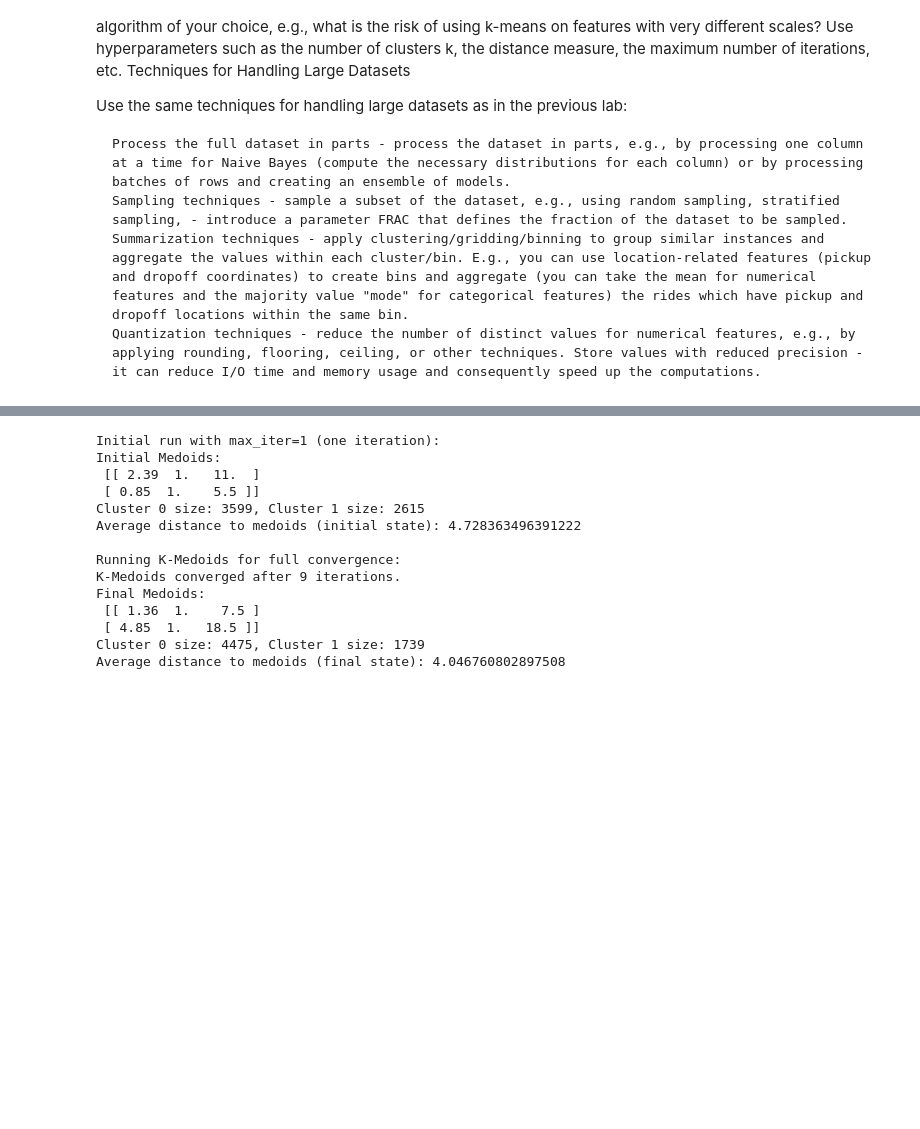
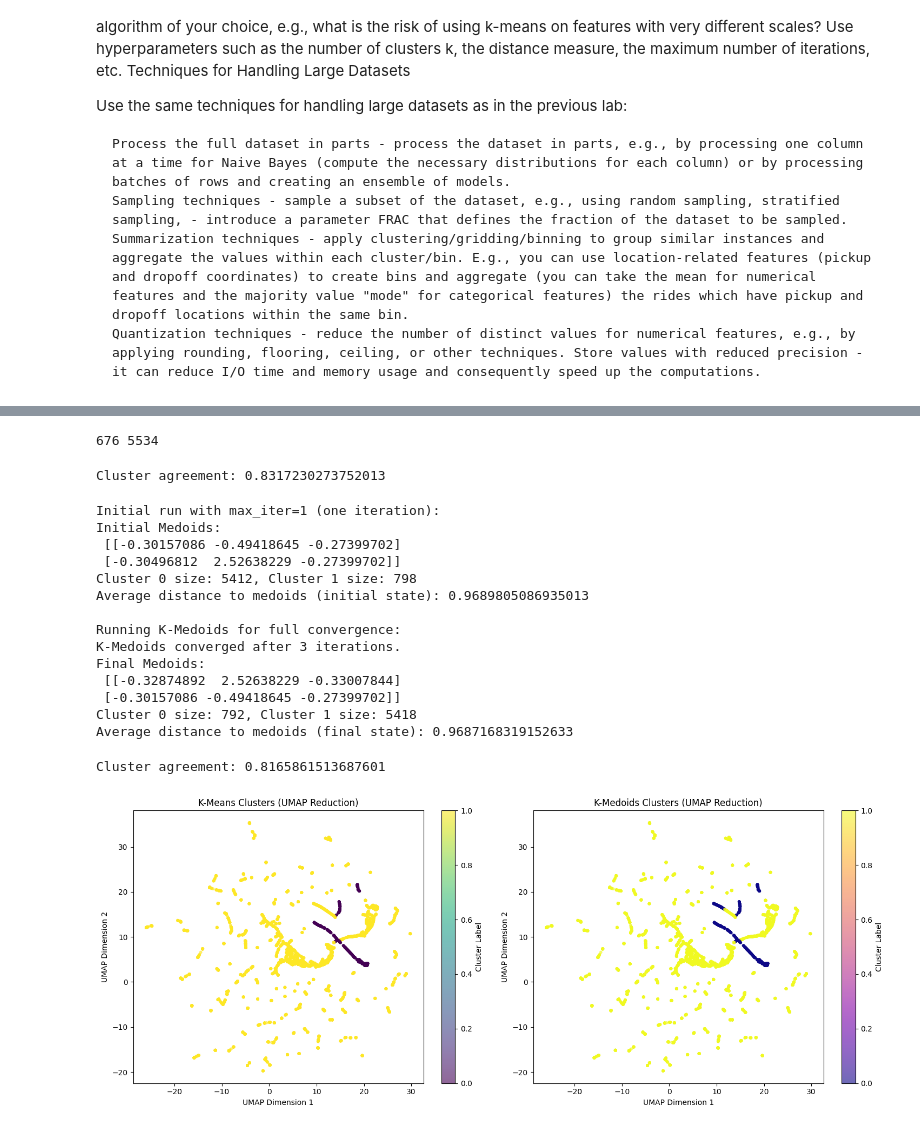
Before and after one commit to quantumFeline/dzd-hw, a Jupyter notebook: Big_Data_Exploration_01_02.ipynb, the cells around one changed output, grey strips where cells are left out. Cells and saved outputs as stored; diff of their text form; code cells hidden in the pictures; blank space fills up the shorter version.

Commit message:
Fix k-means algo

```diff
--- a/Big_Data_Exploration_01_02.ipynb
+++ b/Big_Data_Exploration_01_02.ipynb
@@ -364,0 +365,8 @@ cashless_for_k_means_x.head()
+# %%
+# Normalize
+cashless_for_k_means_x_means = cashless_for_k_means_x.mean()
+cashless_for_k_means_x_stds = cashless_for_k_means_x.std()
+print(cashless_for_k_means_x_means)
+print(cashless_for_k_means_x_stds)
+cashless_data_normalized = (cashless_for_k_means_x - cashless_for_k_means_x_means) / cashless_for_k_means_x_stds
+cashless_data_normalized.head()
@@ -384,13 +419,12 @@ def k_means(x, n_clusters=2, max_iter=100):
 
     return labels, centers
 
-init_labels, init_centers = k_means(cashless_for_k_means_x, n_clusters=2, max_iter=1)
-print(len(np.where(init_labels == 0)), len(np.where(init_labels == 1)))
-print("average distance:", np.mean(np.sqrt(((cashless_for_k_means_x.values - init_centers[:, np.newaxis])**2).sum(axis=2))))
+init_labels, init_centers = k_means(cashless_data_normalized, n_clusters=2, max_iter=1)
+print(np.sum(init_labels == 0), np.sum(init_labels == 1))
+print("average distance:", np.mean(np.sqrt(((cashless_data_normalized.values - init_centers[:, np.newaxis])**2).sum(axis=2))))
 print("loss:", np.sum(cashless_for_k_means_y == init_labels))
 
-labels, centers = k_means(cashless_for_k_means_x)
-print(len(np.where(labels == 0)), len(np.where(labels == 1)))
-print("average distance:", np.mean(np.sqrt(((cashless_for_k_means_x.values - centers[:, np.newaxis])**2).sum(axis=2))))
-print("loss:", np.sum(cashless_for_k_means_y == labels))
+labels, centers = k_means(cashless_data_normalized)
+print(np.sum(labels == 0), np.sum(labels == 1))
+print("average distance:", np.mean(np.sqrt(((cashless_data_normalized.values - centers[:, np.newaxis])**2).sum(axis=2))))
 # %% [output]
@@ -407,3 +440,14 @@ loss: 5133
+# %%
+print(np.sum(labels == 0), np.sum(labels == 1))
+# %% [output]
+676 5534
+# %%
+# Find which cluster matches
+large_tip_share_0 = np.sum(cashless_for_k_means_y == (labels == 0))
+large_tip_share_1 = np.sum(cashless_for_k_means_y == (labels == 1))
+print("Cluster agreement:", max(large_tip_share_0, large_tip_share_1) / len(labels))
+# %% [output]
+Cluster agreement: 0.8317230273752013
 # %%
 import umap
 # %%
@@ -460,32 +504,39 @@ def k_medoids(x, n_clusters=2, max_iter=100):
     return final_labels, medoids
 
 print("Initial run with max_iter=1 (one iteration):")
-init_labels_medoids, init_medoids = k_medoids(cashless_for_k_means_x, n_clusters=2, max_iter=1)
+init_labels_medoids, init_medoids = k_medoids(cashless_data_normalized, n_clusters=2, max_iter=1)
 print("Initial Medoids:\n", init_medoids)
 print(f"Cluster 0 size: {np.sum(init_labels_medoids == 0)}, Cluster 1 size: {np.sum(init_labels_medoids == 1)}")
 
-init_distances_to_medoids = np.min(np.sqrt(((cashless_for_k_means_x.values[:, np.newaxis, :] - init_medoids[np.newaxis, :, :])**2).sum(axis=2)), axis=1)
+init_distances_to_medoids = np.min(np.sqrt(((cashless_data_normalized.values[:, np.newaxis, :] - init_medoids[np.newaxis, :, :])**2).sum(axis=2)), axis=1)
 print("Average distance to medoids (initial state):", np.mean(init_distances_to_medoids))
 
 print("\nRunning K-Medoids for full convergence:")
-labels_medoids, medoids = k_medoids(cashless_for_k_means_x, n_clusters=2)
+labels_medoids, medoids = k_medoids(cashless_data_normalized, n_clusters=2)
 print("Final Medoids:\n", medoids)
 print(f"Cluster 0 size: {np.sum(labels_medoids == 0)}, Cluster 1 size: {np.sum(labels_medoids == 1)}")
 
-final_distances_to_medoids = np.min(np.sqrt(((cashless_for_k_means_x.values[:, np.newaxis, :] - medoids[np.newaxis, :, :])**2).sum(axis=2)), axis=1)
+final_distances_to_medoids = np.min(np.sqrt(((cashless_data_normalized.values[:, np.newaxis, :] - medoids[np.newaxis, :, :])**2).sum(axis=2)), axis=1)
 print("Average distance to medoids (final state):", np.mean(final_distances_to_medoids))
 # %% [output]
 Initial run with max_iter=1 (one iteration):
 Initial Medoids:
- [[ 2.39  1.   11.  ]
- [ 0.85  1.    5.5 ]]
-Cluster 0 size: 3599, Cluster 1 size: 2615
-Average distance to medoids (initial state): 4.728363496391222
+ [[-0.30157086 -0.49418645 -0.27399702]
+ [-0.30496812  2.52638229 -0.27399702]]
+Cluster 0 size: 5412, Cluster 1 size: 798
+Average distance to medoids (initial state): 0.9689805086935013
 
 Running K-Medoids for full convergence:
-K-Medoids converged after 9 iterations.
+K-Medoids converged after 3 iterations.
 Final Medoids:
- [[ 1.36  1.    7.5 ]
- [ 4.85  1.   18.5 ]]
-Cluster 0 size: 4475, Cluster 1 size: 1739
-Average distance to medoids (final state): 4.046760802897508
+ [[-0.32874892  2.52638229 -0.33007844]
+ [-0.30157086 -0.49418645 -0.27399702]]
+Cluster 0 size: 792, Cluster 1 size: 5418
+Average distance to medoids (final state): 0.9687168319152633
+# %%
+# Find which cluster matches
+large_tip_share_0_medoids = np.sum(cashless_for_k_means_y == (labels_medoids == 0))
+large_tip_share_1_medoids = np.sum(cashless_for_k_means_y == (labels_medoids == 1))
+print("Cluster agreement:", max(large_tip_share_0_medoids, large_tip_share_1_medoids) / len(labels_medoids))
+# %% [output]
+Cluster agreement: 0.8165861513687601
@@ -492,25 +545,27 @@ Average distance to medoids (final state): 4.046760802897508
 # %%
 reducer = umap.UMAP(n_components=2, random_state=42)
-embedding_k_means = reducer.fit_transform(cashless_for_k_means_x)
-embedding_k_medoids = reducer.fit_transform(cashless_for_k_means_x)
+embedding_k_means = reducer.fit_transform(cashless_data_normalized)
+embedding_k_medoids = reducer.fit_transform(cashless_data_normalized)
 
 plt.figure(figsize=(15, 6))
 
 # K-Means visualization
 plt.subplot(1, 2, 1)
 plt.scatter(embedding_k_means[:, 0], embedding_k_means[:, 1], c=labels, cmap='viridis', s=10, alpha=0.6)
 plt.title('K-Means Clusters (UMAP Reduction)')
 plt.xlabel('UMAP Dimension 1')
 plt.ylabel('UMAP Dimension 2')
 plt.colorbar(label='Cluster Label')
 
 # K-Medoids visualization
 plt.subplot(1, 2, 2)
 plt.scatter(embedding_k_medoids[:, 0], embedding_k_medoids[:, 1], c=labels_medoids, cmap='plasma', s=10, alpha=0.6)
 plt.title('K-Medoids Clusters (UMAP Reduction)')
 plt.xlabel('UMAP Dimension 1')
 plt.ylabel('UMAP Dimension 2')
 plt.colorbar(label='Cluster Label')
 
 plt.tight_layout()
 plt.show()
+# %% [output]
+[figure, added]
```
Also changed, not shown: parts of 7 cells of this notebook, 1 other file.
